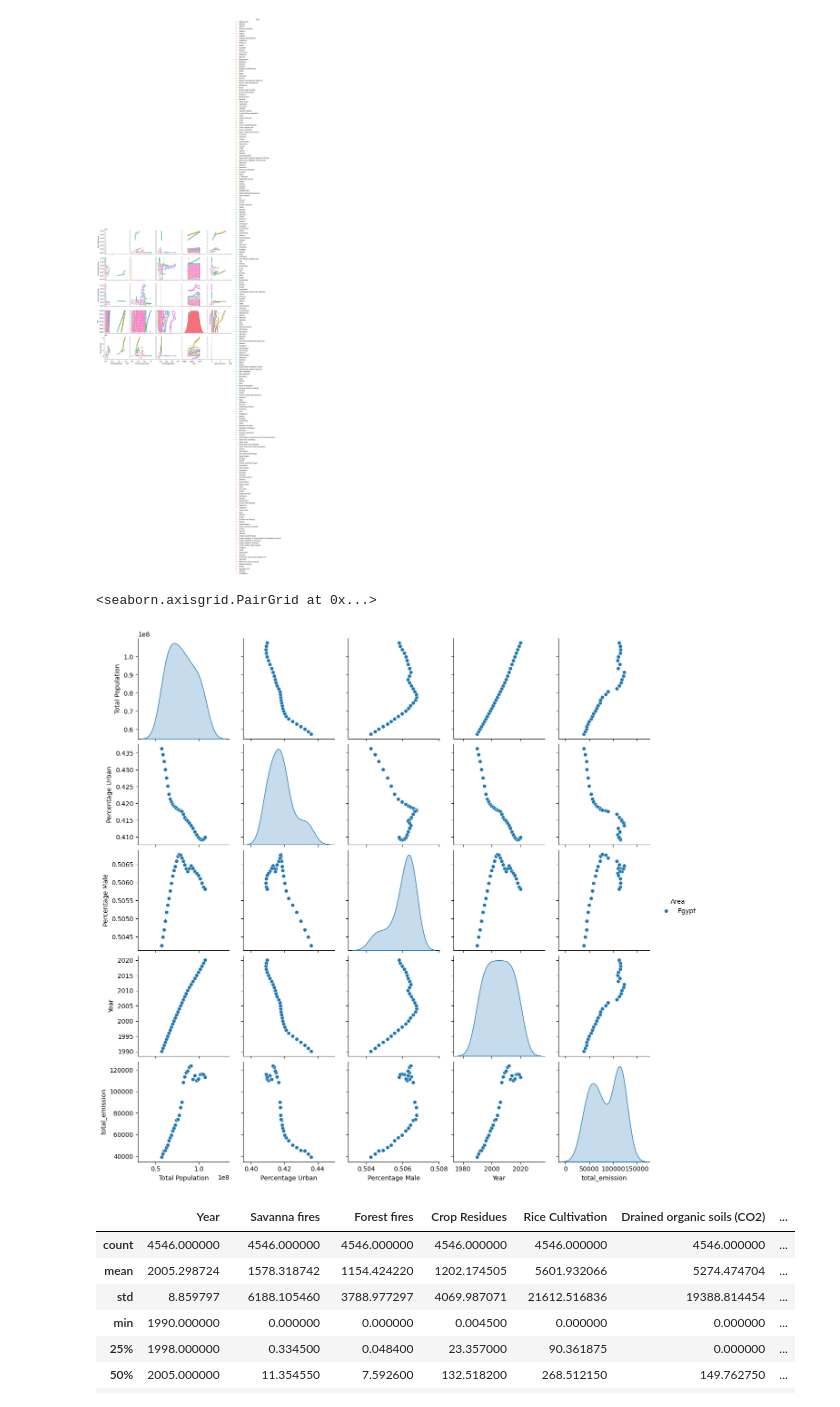
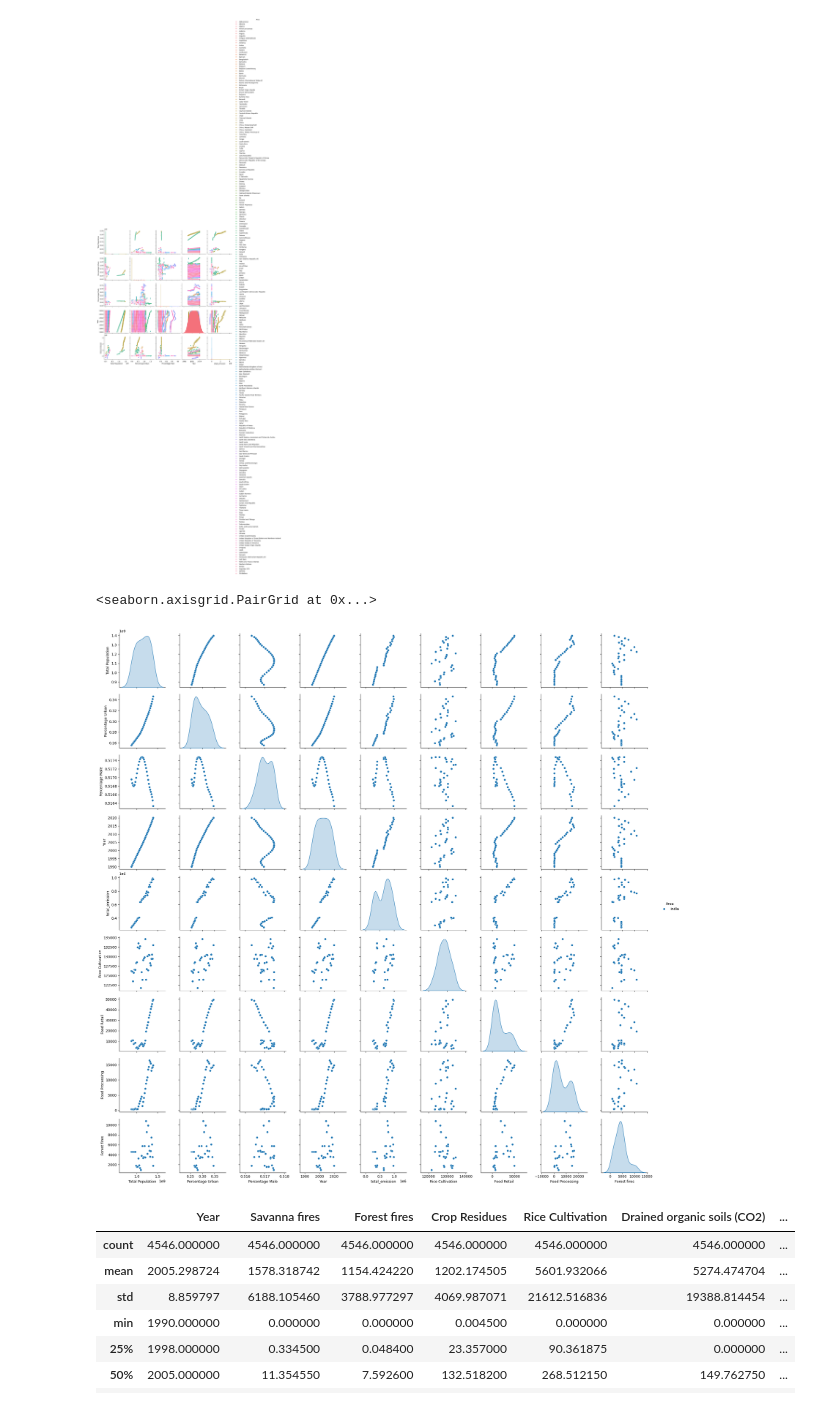
Before and after one commit to ryanntannn/dtp, a Jupyter notebook: agrofood.ipynb, the cells around one changed output. Cells and saved outputs as stored; diff of their text form; code cells hidden in the pictures.

```diff
--- a/agrofood.ipynb
+++ b/agrofood.ipynb
@@ -250,12 +250,12 @@ sns.pairplot(df[["Area", "Total Population", "Percentage Urban", "Percentage Mal
 <seaborn.axisgrid.PairGrid at 0x...>
 [figure]
 # %%
-df_china = df[df["Area"] == "Egypt"]
+df_china = df[df["Area"] == "India"]
 
-sns.pairplot(df_china[["Area", "Total Population", "Percentage Urban", "Percentage Male", 'Year', "total_emission"]], hue="Area")
+sns.pairplot(df_china[["Area", "Total Population", "Percentage Urban", "Percentage Male", 'Year', "total_emission", "Rice Cultivation", "Food Retail", "Food Processing", "Forest fires"]], hue="Area")
 # %% [output]
 <seaborn.axisgrid.PairGrid at 0x...>
-[figure, old version]
+[figure, new version]
 # %%
 # import the dataset from csv file
 df = pd.read_csv('./data/Agrofood_co2_emission.csv')
```
Also changed, not shown: parts of 8 cells of this notebook, 6 other files.
